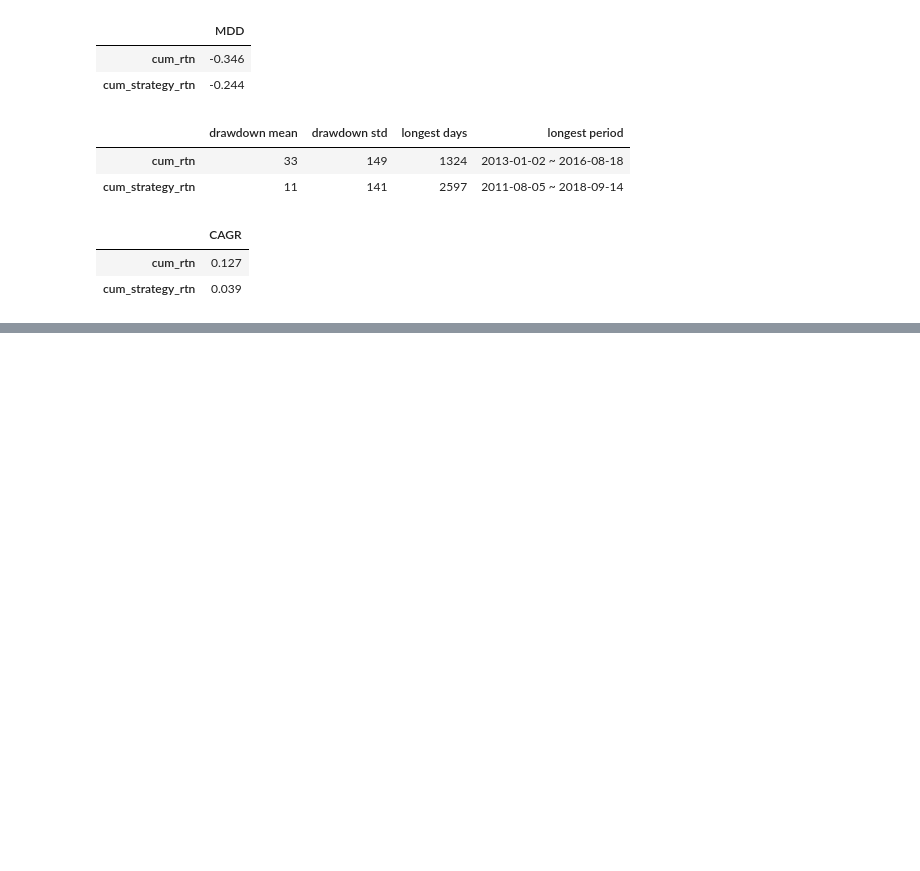
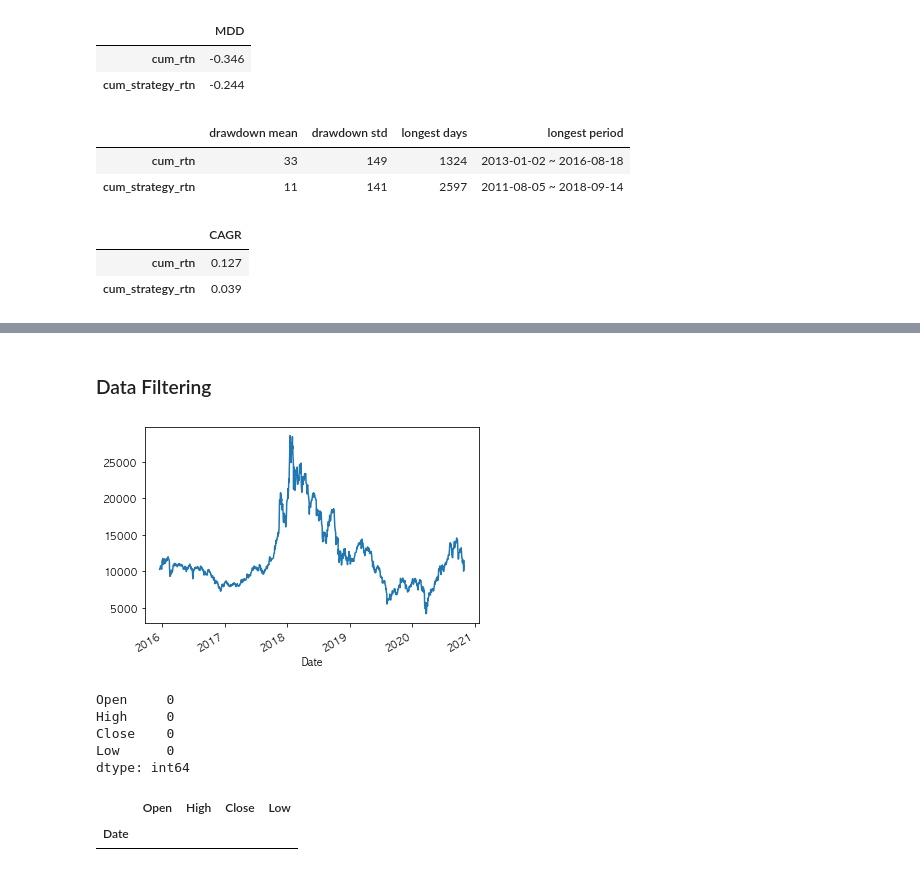
Before and after one commit to JihoQuant/Python-Pandas-Part-1, a Jupyter notebook: part2/5. Signal Based Backtesing.ipynb, the cells around one changed output, grey strips where cells are left out. Saved outputs shown, nothing was run; the diff lists cells and outputs as text; code cells hidden in the pictures; blank space fills up the shorter version.

```diff
--- a/part2/5. Signal Based Backtesing.ipynb
+++ b/part2/5. Signal Based Backtesing.ipynb
@@ -554,0 +557,7 @@ utils.get_CAGR_series(df.filter(like="cum_")).to_frame("CAGR")
+# %%
+import FinanceDataReader as fdr
+
+# df = fdr.DataReader("005930", '2010-01-02', '2020-10-30')
+df = fdr.DataReader("233740", '2010-01-02', '2020-10-30')
+df = df[['Open', 'High', 'Close', 'Low']]
+df.head()
@@ -554,0 +572,23 @@ utils.get_CAGR_series(df.filter(like="cum_")).to_frame("CAGR")
+# %% [markdown]
+### Data Filtering
+# %%
+df["Open"].plot();
+# 데이터가 잘못된 부분을 확인해야 한다.
+# Open 가격이 잘못된 부분을 확인할 수 있다.
+# %% [output]
+[figure, added]
+# %%
+(df == 0).sum()
+# 아마도 거래정지 3일이 있었을지도?
+# %% [output]
+Open     0
+High     0
+Close    0
+Low      0
+dtype: int64
+# %%
+# 액면분할 이벤트 발생한 기간!
+df[df["Open"] == 0]
+# %% [output]
+|  | Open | High | Close | Low |
+| Date |  |  |  |  |
```
Also changed, not shown: parts of 18 cells of this notebook.
